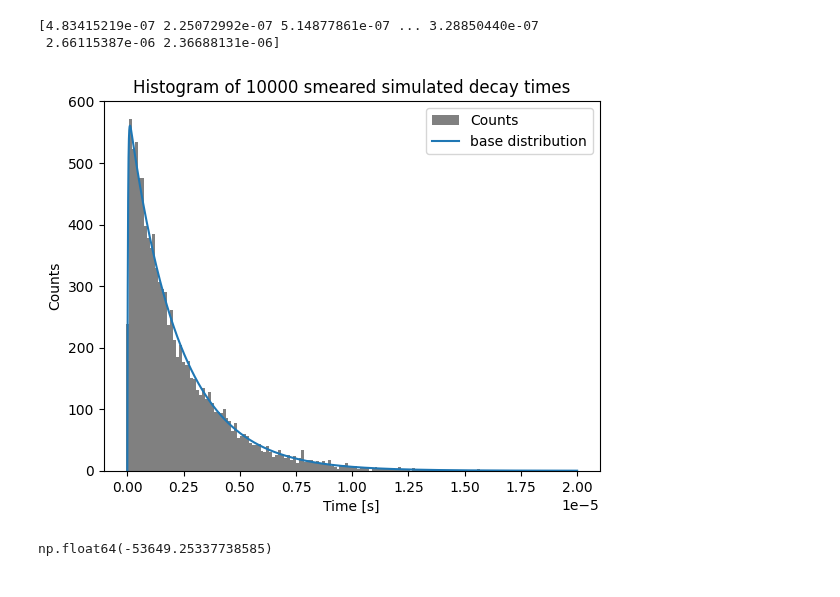
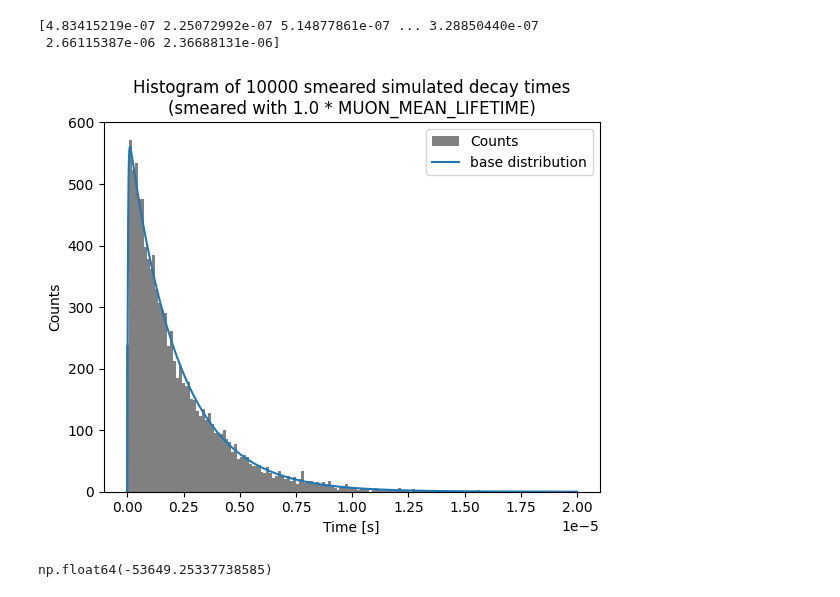
Before and after one commit to kingspoof/PHY241, a Jupyter notebook: Code/4_a.ipynb, the cells around one changed output. Cells and saved outputs as stored; diff of their text form; code cells hidden in the pictures.

```diff
--- a/Code/4_a.ipynb
+++ b/Code/4_a.ipynb
@@ -23,7 +23,8 @@ MUON_estimate = 2e-6
 PION_estimate = 1.2e-8
 initial_guess = [MUON_estimate, PION_estimate]
 
-sigma = 1/1 * PION_MEAN_LIFETIME
+sigma_mult = 1/1
+sigma = sigma_mult * PION_MEAN_LIFETIME
 # %%
 t_space = np.linspace(t_bounds[0], t_bounds[1], n)
 t_computed_values = N(t_space, n)
@@ -39,18 +40,18 @@ print(simulated_decay_points[:, 0])
 # %%
 # create the histogram
 counts, bins = np.histogram(simulated_decay_points[:, 0] , bins=150, density=False)
 bin_width = bins[1]-bins[0]
 plt.hist(bins[:-1], bins, weights=counts, color='gray', label='Counts')
 plt.plot(t_space, t_computed_values*bin_width, label='base distribution')
 plt.xlabel('Time [s]')
 plt.ylabel('Counts')
-plt.title(f'Histogram of {n} smeared simulated decay times')
+plt.title(f'Histogram of {n} smeared simulated decay times\n(smeared with {sigma_mult} * MUON_MEAN_LIFETIME)')
 plt.legend()
 plt.savefig('../Documentation/images/smeared_decay_histogram_150bins.pdf')
 plt.show()
 plt.close()
 # %% [output]
-[figure, old version]
+[figure, new version]
 # %%
 bin_centers = 0.5 * (bins[:-1] + bins[1:])
 
```
Also changed, not shown: 3 other files.
